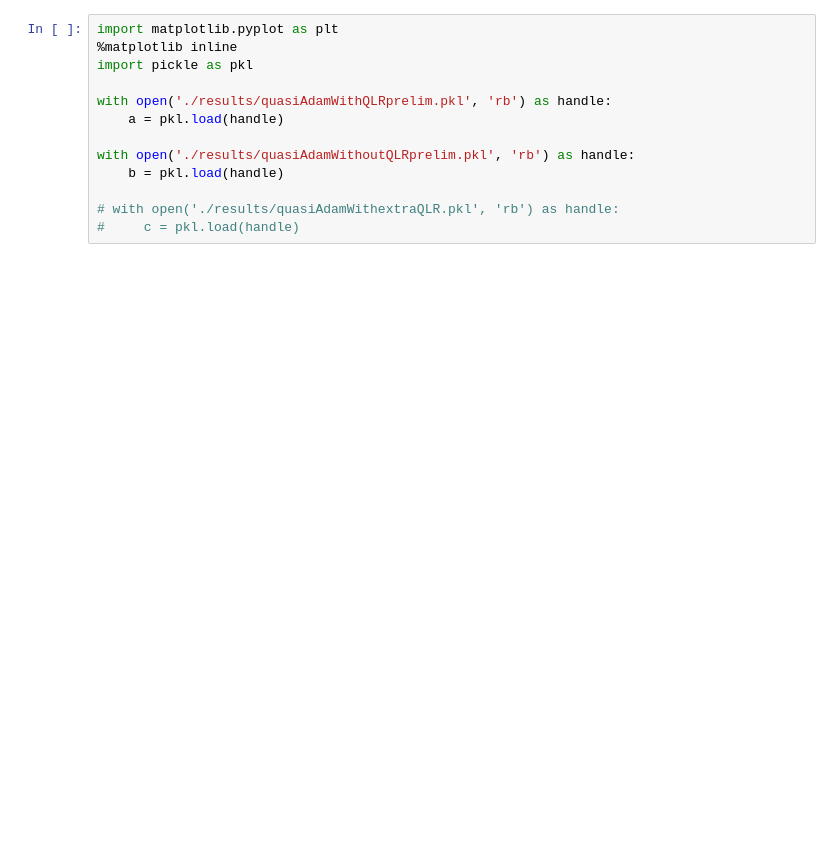
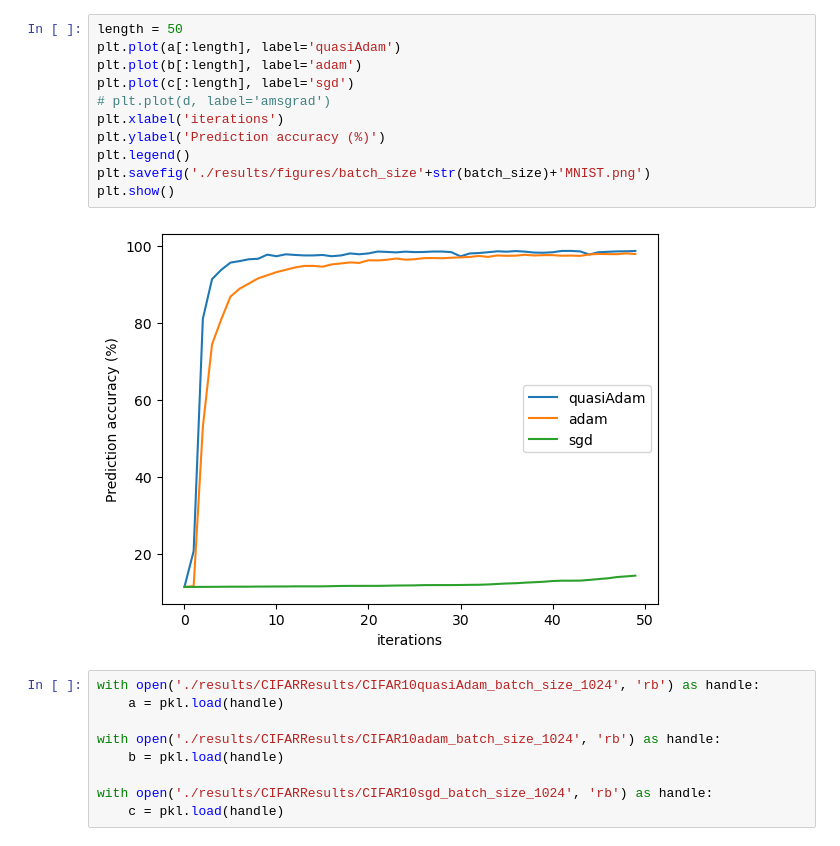
Before and after one commit to aranganath/Adam-boosting, a Jupyter notebook: plot.ipynb, the cells around one changed output. Cells and saved outputs as stored; diff of their text form; blank space fills up the shorter version.

```diff
--- a/plot.ipynb
+++ b/plot.ipynb
@@ -1,14 +20,23 @@
+# %%
+length = 50
+plt.plot(a[:length], label='quasiAdam')
+plt.plot(b[:length], label='adam')
+plt.plot(c[:length], label='sgd')
+# plt.plot(d, label='amsgrad')
+plt.xlabel('iterations')
+plt.ylabel('Prediction accuracy (%)')
+plt.legend()
+plt.savefig('./results/figures/batch_size'+str(batch_size)+'MNIST.png')
+plt.show()
+# %% [output]
+[figure, added]
 # %%
-import matplotlib.pyplot as plt
-%matplotlib inline
-import pickle as pkl
-
-with open('./results/quasiAdamWithQLRprelim.pkl', 'rb') as handle:
+with open('./results/CIFARResults/CIFAR10quasiAdam_batch_size_1024', 'rb') as handle:
     a = pkl.load(handle)
 
-with open('./results/quasiAdamWithoutQLRprelim.pkl', 'rb') as handle:
+with open('./results/CIFARResults/CIFAR10adam_batch_size_1024', 'rb') as handle:
     b = pkl.load(handle)
 
-# with open('./results/quasiAdamWithextraQLR.pkl', 'rb') as handle:
-#     c = pkl.load(handle)
+with open('./results/CIFARResults/CIFAR10sgd_batch_size_1024', 'rb') as handle:
+    c = pkl.load(handle)
 # %%
```
Also changed, not shown: parts of 2 cells of this notebook, 4 other files.
